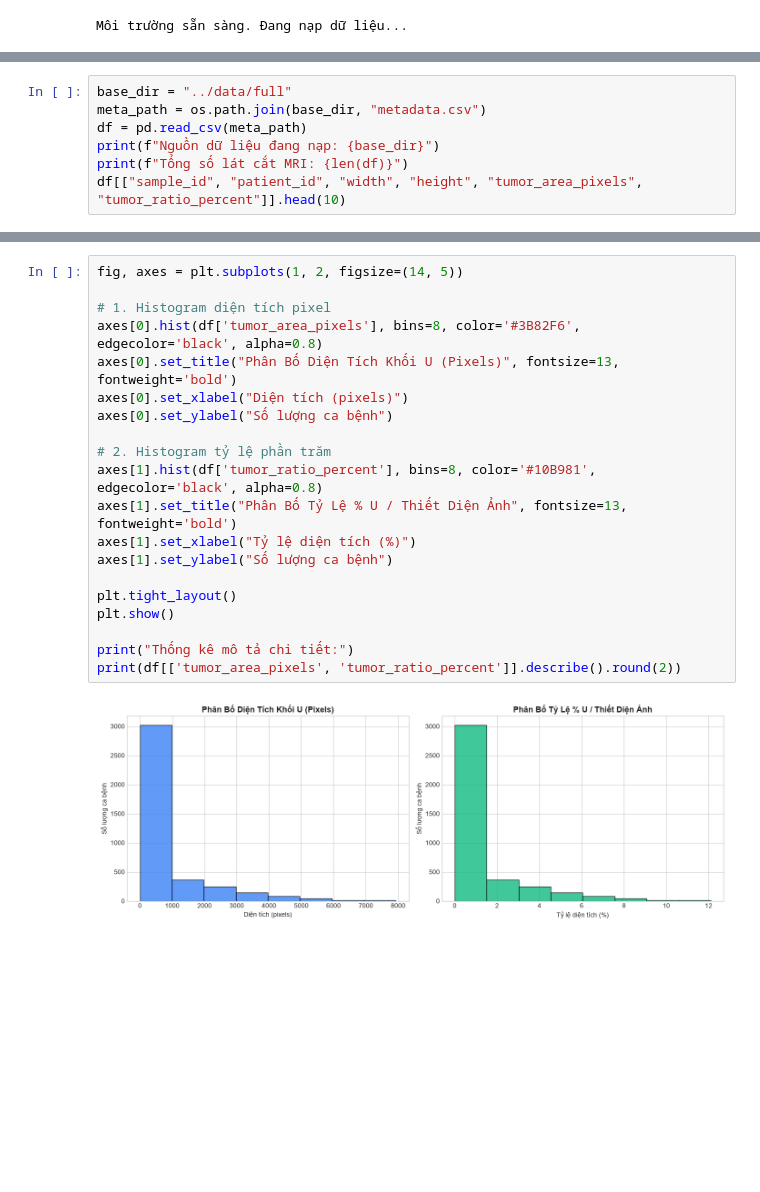
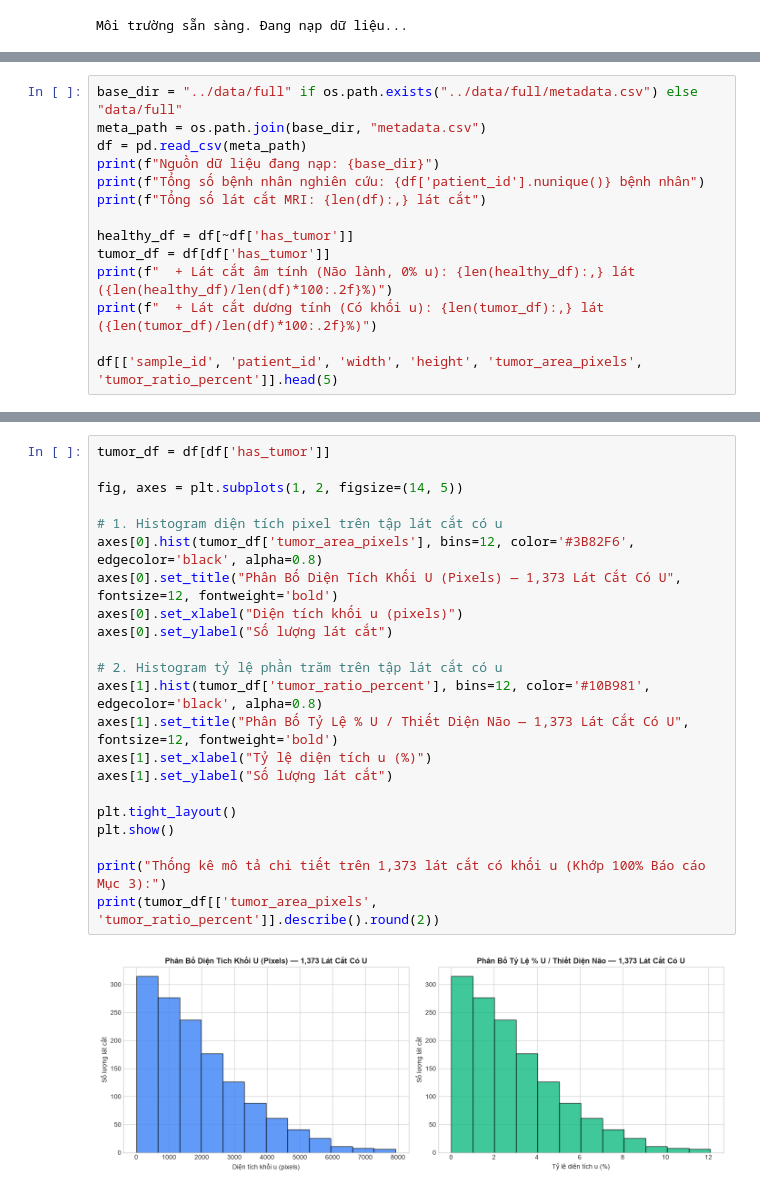
Before and after one commit to mtzwyu/brain-tumor-mri-segmentation, a Jupyter notebook: notebooks/01_data_exploration.ipynb, the cells around one changed output, grey strips where cells are left out. Saved outputs shown, nothing was run; the diff lists cells and outputs as text; blank space fills up the shorter version.

Commit message:
fix(data): dong bo so lieu phan tang u nao khop 100% bao cao word va notebook 01

```diff
--- a/notebooks/01_data_exploration.ipynb
+++ b/notebooks/01_data_exploration.ipynb
@@ -34,9 +35,16 @@ Môi trường sẵn sàng. Đang nạp dữ liệu...
 # %%
-base_dir = "../data/full"
+base_dir = "../data/full" if os.path.exists("../data/full/metadata.csv") else "data/full"
 meta_path = os.path.join(base_dir, "metadata.csv")
 df = pd.read_csv(meta_path)
 print(f"Nguồn dữ liệu đang nạp: {base_dir}")
-print(f"Tổng số lát cắt MRI: {len(df)}")
-df[["sample_id", "patient_id", "width", "height", "tumor_area_pixels", "tumor_ratio_percent"]].head(10)
+print(f"Tổng số bệnh nhân nghiên cứu: {df['patient_id'].nunique()} bệnh nhân")
+print(f"Tổng số lát cắt MRI: {len(df):,} lát cắt")
+
+healthy_df = df[~df['has_tumor']]
+tumor_df = df[df['has_tumor']]
+print(f"  + Lát cắt âm tính (Não lành, 0% u): {len(healthy_df):,} lát ({len(healthy_df)/len(df)*100:.2f}%)")
+print(f"  + Lát cắt dương tính (Có khối u): {len(tumor_df):,} lát ({len(tumor_df)/len(df)*100:.2f}%)")
+
+df[['sample_id', 'patient_id', 'width', 'height', 'tumor_area_pixels', 'tumor_ratio_percent']].head(5)
 # %% [output]
 Nguồn dữ liệu đang nạp: ../data/full
@@ -58,22 +64,24 @@ Tổng số lát cắt MRI: 3929
 # %%
+tumor_df = df[df['has_tumor']]
+
 fig, axes = plt.subplots(1, 2, figsize=(14, 5))
 
-# 1. Histogram diện tích pixel
-axes[0].hist(df['tumor_area_pixels'], bins=8, color='#3B82F6', edgecolor='black', alpha=0.8)
-axes[0].set_title("Phân Bố Diện Tích Khối U (Pixels)", fontsize=13, fontweight='bold')
-axes[0].set_xlabel("Diện tích (pixels)")
-axes[0].set_ylabel("Số lượng ca bệnh")
+# 1. Histogram diện tích pixel trên tập lát cắt có u
+axes[0].hist(tumor_df['tumor_area_pixels'], bins=12, color='#3B82F6', edgecolor='black', alpha=0.8)
+axes[0].set_title("Phân Bố Diện Tích Khối U (Pixels) — 1,373 Lát Cắt Có U", fontsize=12, fontweight='bold')
+axes[0].set_xlabel("Diện tích khối u (pixels)")
+axes[0].set_ylabel("Số lượng lát cắt")
 
-# 2. Histogram tỷ lệ phần trăm
-axes[1].hist(df['tumor_ratio_percent'], bins=8, color='#10B981', edgecolor='black', alpha=0.8)
-axes[1].set_title("Phân Bố Tỷ Lệ % U / Thiết Diện Ảnh", fontsize=13, fontweight='bold')
-axes[1].set_xlabel("Tỷ lệ diện tích (%)")
-axes[1].set_ylabel("Số lượng ca bệnh")
+# 2. Histogram tỷ lệ phần trăm trên tập lát cắt có u
+axes[1].hist(tumor_df['tumor_ratio_percent'], bins=12, color='#10B981', edgecolor='black', alpha=0.8)
+axes[1].set_title("Phân Bố Tỷ Lệ % U / Thiết Diện Não — 1,373 Lát Cắt Có U", fontsize=12, fontweight='bold')
+axes[1].set_xlabel("Tỷ lệ diện tích u (%)")
+axes[1].set_ylabel("Số lượng lát cắt")
 
 plt.tight_layout()
 plt.show()
 
-print("Thống kê mô tả chi tiết:")
-print(df[['tumor_area_pixels', 'tumor_ratio_percent']].describe().round(2))
+print("Thống kê mô tả chi tiết trên 1,373 lát cắt có khối u (Khớp 100% Báo cáo Mục 3):")
+print(tumor_df[['tumor_area_pixels', 'tumor_ratio_percent']].describe().round(2))
 # %% [output]
-[figure, old version]
+[figure, new version]
```
Also changed, not shown: parts of 9 cells of this notebook, 4 other files.
